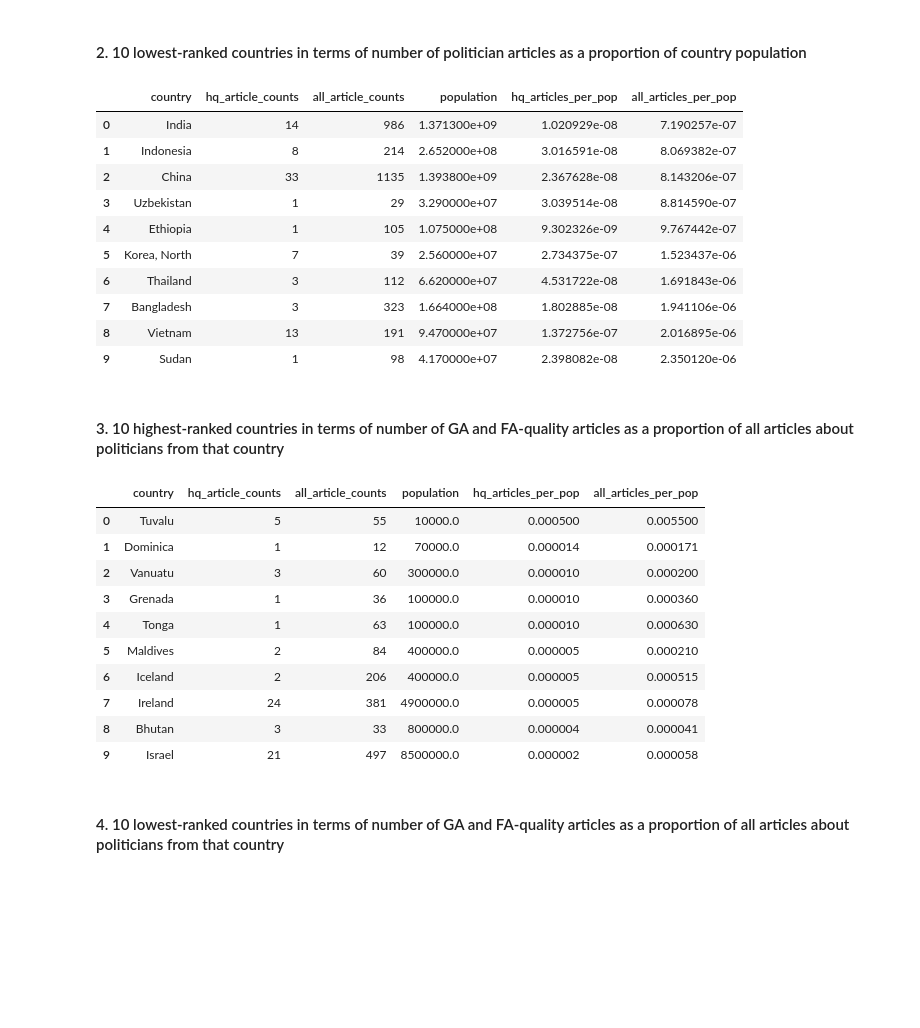
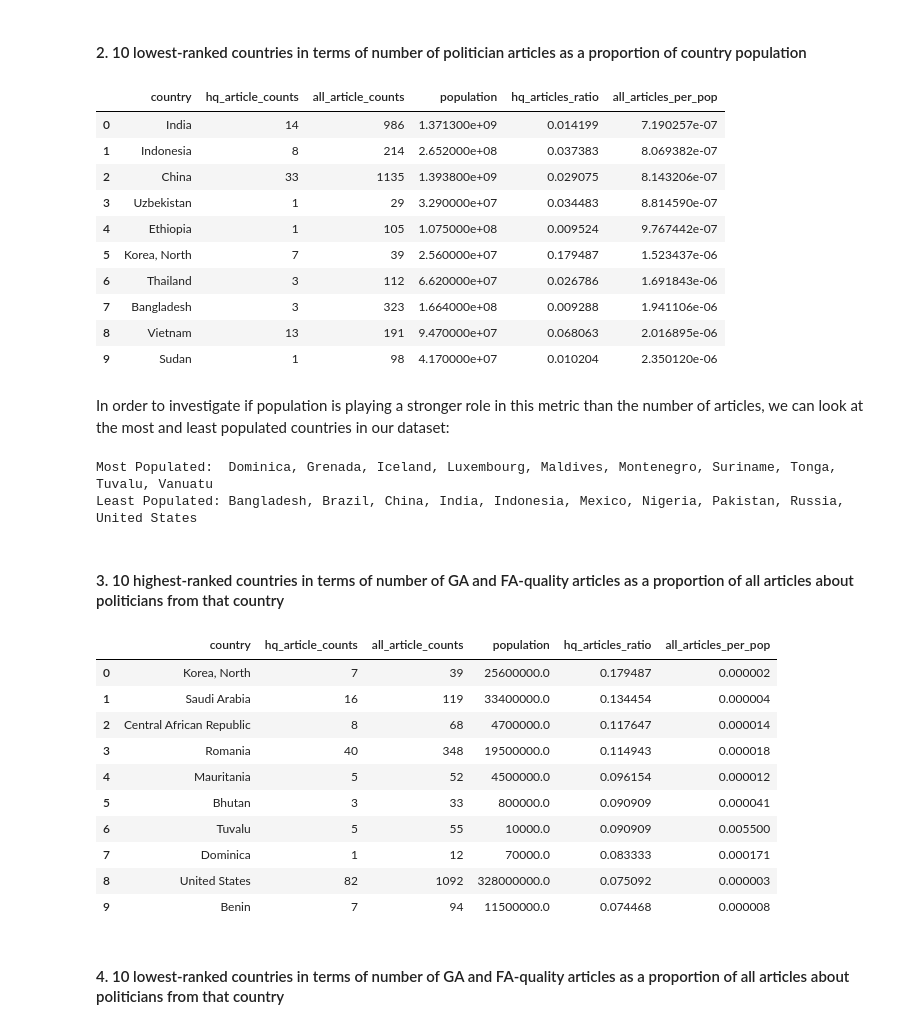
Before and after one commit to havanagrawal/data-512-a2, a Jupyter notebook: hcds-a2-bias.ipynb, the cells around one changed output. Saved outputs shown, nothing was run; the diff lists cells and outputs as text; code cells hidden in the pictures; blank space fills up the shorter version.

```diff
--- a/hcds-a2-bias.ipynb
+++ b/hcds-a2-bias.ipynb
@@ -217,7 +217,7 @@ final_df.head()
 # %% [markdown]
 We apply a final transformation to get the articles/population counts
 # %%
-final_df["hq_articles_per_pop"] = final_df.hq_article_counts / final_df.population
+final_df["hq_articles_ratio"] = final_df.hq_article_counts / final_df.all_article_counts
 final_df["all_articles_per_pop"] = final_df.all_article_counts / final_df.population
 # %%
 final_df.sample(5, random_state=42)
@@ -261,33 +261,44 @@ final_df.sort_values("all_articles_per_pop", ascending=False).head(10).reset_ind
 # %%
 final_df.sort_values("all_articles_per_pop", ascending=True).head(10).reset_index().drop('index', axis=1)
 # %% [output]
-|  | country | hq_article_counts | all_article_counts | population | hq_articles_per_pop | all_articles_per_pop |
-| 0 | India | 14 | 986 | 1.371300e+09 | 1.020929e-08 | 7.190257e-07 |
-| 1 | Indonesia | 8 | 214 | 2.652000e+08 | 3.016591e-08 | 8.069382e-07 |
-| 2 | China | 33 | 1135 | 1.393800e+09 | 2.367628e-08 | 8.143206e-07 |
-| 3 | Uzbekistan | 1 | 29 | 3.290000e+07 | 3.039514e-08 | 8.814590e-07 |
-| 4 | Ethiopia | 1 | 105 | 1.075000e+08 | 9.302326e-09 | 9.767442e-07 |
-| 5 | Korea, North | 7 | 39 | 2.560000e+07 | 2.734375e-07 | 1.523437e-06 |
-| 6 | Thailand | 3 | 112 | 6.620000e+07 | 4.531722e-08 | 1.691843e-06 |
-| 7 | Bangladesh | 3 | 323 | 1.664000e+08 | 1.802885e-08 | 1.941106e-06 |
-| 8 | Vietnam | 13 | 191 | 9.470000e+07 | 1.372756e-07 | 2.016895e-06 |
-| 9 | Sudan | 1 | 98 | 4.170000e+07 | 2.398082e-08 | 2.350120e-06 |
+|  | country | hq_article_counts | all_article_counts | population | hq_articles_ratio | all_articles_per_pop |
+| 0 | India | 14 | 986 | 1.371300e+09 | 0.014199 | 7.190257e-07 |
+| 1 | Indonesia | 8 | 214 | 2.652000e+08 | 0.037383 | 8.069382e-07 |
+| 2 | China | 33 | 1135 | 1.393800e+09 | 0.029075 | 8.143206e-07 |
+| 3 | Uzbekistan | 1 | 29 | 3.290000e+07 | 0.034483 | 8.814590e-07 |
+| 4 | Ethiopia | 1 | 105 | 1.075000e+08 | 0.009524 | 9.767442e-07 |
+| 5 | Korea, North | 7 | 39 | 2.560000e+07 | 0.179487 | 1.523437e-06 |
+| 6 | Thailand | 3 | 112 | 6.620000e+07 | 0.026786 | 1.691843e-06 |
+| 7 | Bangladesh | 3 | 323 | 1.664000e+08 | 0.009288 | 1.941106e-06 |
+| 8 | Vietnam | 13 | 191 | 9.470000e+07 | 0.068063 | 2.016895e-06 |
+| 9 | Sudan | 1 | 98 | 4.170000e+07 | 0.010204 | 2.350120e-06 |
+# %% [markdown]
+In order to investigate if population is playing a stronger role in this metric than the number of articles, we can look at the most and least populated countries in our dataset:
+# %%
+most_populated = final_df.sort_values('population').country.head(10).tolist()
+least_populated = final_df.sort_values('population').country.tail(10).tolist()
+
+print("Most Populated:\t", ", ".join(sorted(most_populated)))
+print("Least Populated:", ", ".join(sorted(least_populated)))
+# %% [output]
+Most Populated:  Dominica, Grenada, Iceland, Luxembourg, Maldives, Montenegro, Suriname, Tonga, Tuvalu, Vanuatu
+Least Populated: Bangladesh, Brazil, China, India, Indonesia, Mexico, Nigeria, Pakistan, Russia, United States
 # %% [markdown]
 #### 3. 10 highest-ranked countries in terms of number of GA and FA-quality articles as a proportion of all articles about politicians from that country
 # %%
-final_df.sort_values("hq_articles_per_pop", ascending=False).head(10).reset_index().drop('index', axis=1)
+final_df.sort_values("hq_articles_ratio", ascending=False).head(10).reset_index().drop('index', axis=1)
 # %% [output]
-|  | country | hq_article_counts | all_article_counts | population | hq_articles_per_pop | all_articles_per_pop |
-| 0 | Tuvalu | 5 | 55 | 10000.0 | 0.000500 | 0.005500 |
-| 1 | Dominica | 1 | 12 | 70000.0 | 0.000014 | 0.000171 |
-| 2 | Vanuatu | 3 | 60 | 300000.0 | 0.000010 | 0.000200 |
-| 3 | Grenada | 1 | 36 | 100000.0 | 0.000010 | 0.000360 |
-| 4 | Tonga | 1 | 63 | 100000.0 | 0.000010 | 0.000630 |
-| 5 | Maldives | 2 | 84 | 400000.0 | 0.000005 | 0.000210 |
-| 6 | Iceland | 2 | 206 | 400000.0 | 0.000005 | 0.000515 |
-| 7 | Ireland | 24 | 381 | 4900000.0 | 0.000005 | 0.000078 |
-| 8 | Bhutan | 3 | 33 | 800000.0 | 0.000004 | 0.000041 |
-| 9 | Israel | 21 | 497 | 8500000.0 | 0.000002 | 0.000058 |
+|  | country | hq_article_counts | all_article_counts | population | hq_articles_ratio | all_articles_per_pop |
+| 0 | Korea, North | 7 | 39 | 25600000.0 | 0.179487 | 0.000002 |
+| 1 | Saudi Arabia | 16 | 119 | 33400000.0 | 0.134454 | 0.000004 |
+| 2 | Central African Republic | 8 | 68 | 4700000.0 | 0.117647 | 0.000014 |
+| 3 | Romania | 40 | 348 | 19500000.0 | 0.114943 | 0.000018 |
+| 4 | Mauritania | 5 | 52 | 4500000.0 | 0.096154 | 0.000012 |
+| 5 | Bhutan | 3 | 33 | 800000.0 | 0.090909 | 0.000041 |
+| 6 | Tuvalu | 5 | 55 | 10000.0 | 0.090909 | 0.005500 |
+| 7 | Dominica | 1 | 12 | 70000.0 | 0.083333 | 0.000171 |
+| 8 | United States | 82 | 1092 | 328000000.0 | 0.075092 | 0.000003 |
+| 9 | Benin | 7 | 94 | 11500000.0 | 0.074468 | 0.000008 |
 # %% [markdown]
 #### 4. 10 lowest-ranked countries in terms of number of GA and FA-quality articles as a proportion of all articles about politicians from that country
 # %%
```
Also changed, not shown: parts of 3 cells of this notebook, 2 other files.
